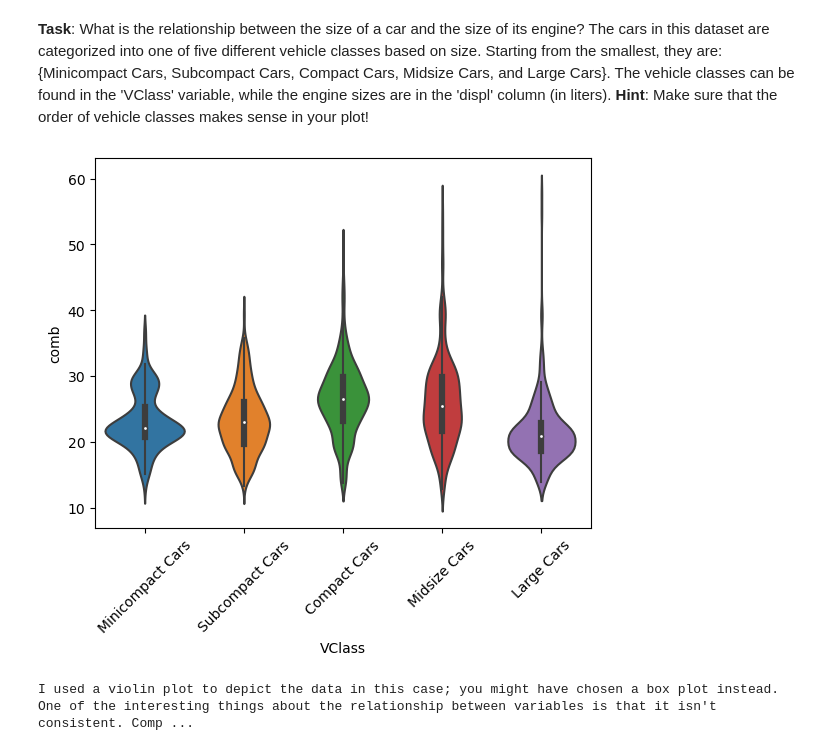
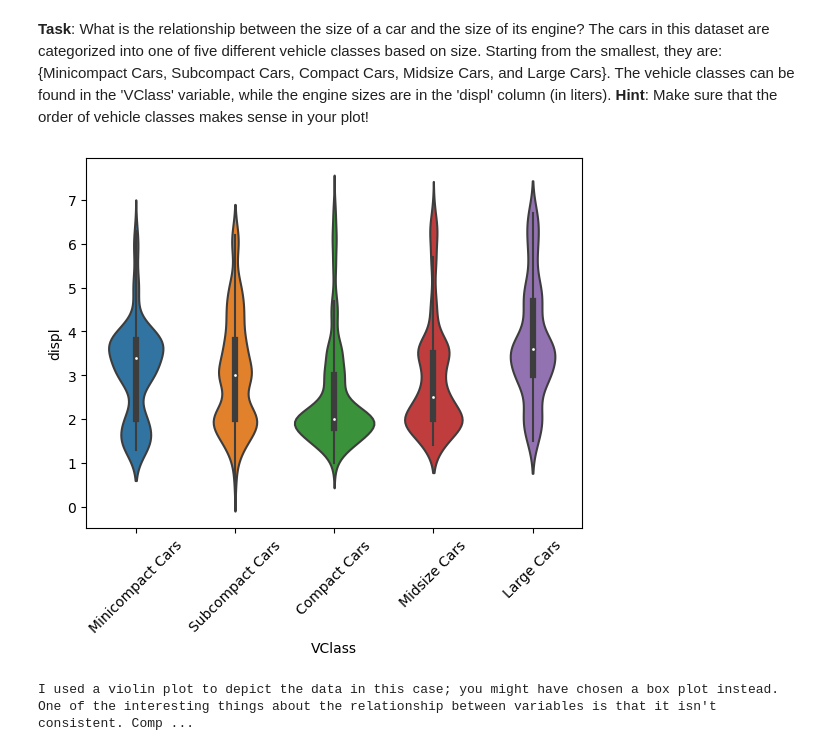
Before and after one commit to stewartmcm/AIPND, a Jupyter notebook: Matplotlib/Violin_and_Box_Plot_Practice.ipynb, the cells around one changed output. Drawn from its saved outputs; the diff is of its cells as text; code cells hidden in the pictures.

Commit message:
update to use displacement not combined

```diff
--- a/Matplotlib/Violin_and_Box_Plot_Practice.ipynb
+++ b/Matplotlib/Violin_and_Box_Plot_Practice.ipynb
@@ -25,13 +25,13 @@ fuel_econ.head()
 # %%
 # YOUR CODE HERE
 sedan_classes = ['Minicompact Cars', 'Subcompact Cars', 'Compact Cars', 'Midsize Cars', 'Large Cars']
 vclasses = pd.api.types.CategoricalDtype(ordered=True, categories=sedan_classes)
 fuel_econ['VClass'] = fuel_econ['VClass'].astype(vclasses);
 
-sb.violinplot(data=fuel_econ, x='VClass', y='comb');
+sb.violinplot(data=fuel_econ, x='VClass', y='displ');
 plt.xticks(rotation = 45);
 # %% [output]
-[figure, old version]
+[figure, new version]
 # %%
 # run this cell to check your work against ours
 violinbox_solution_1()
```
